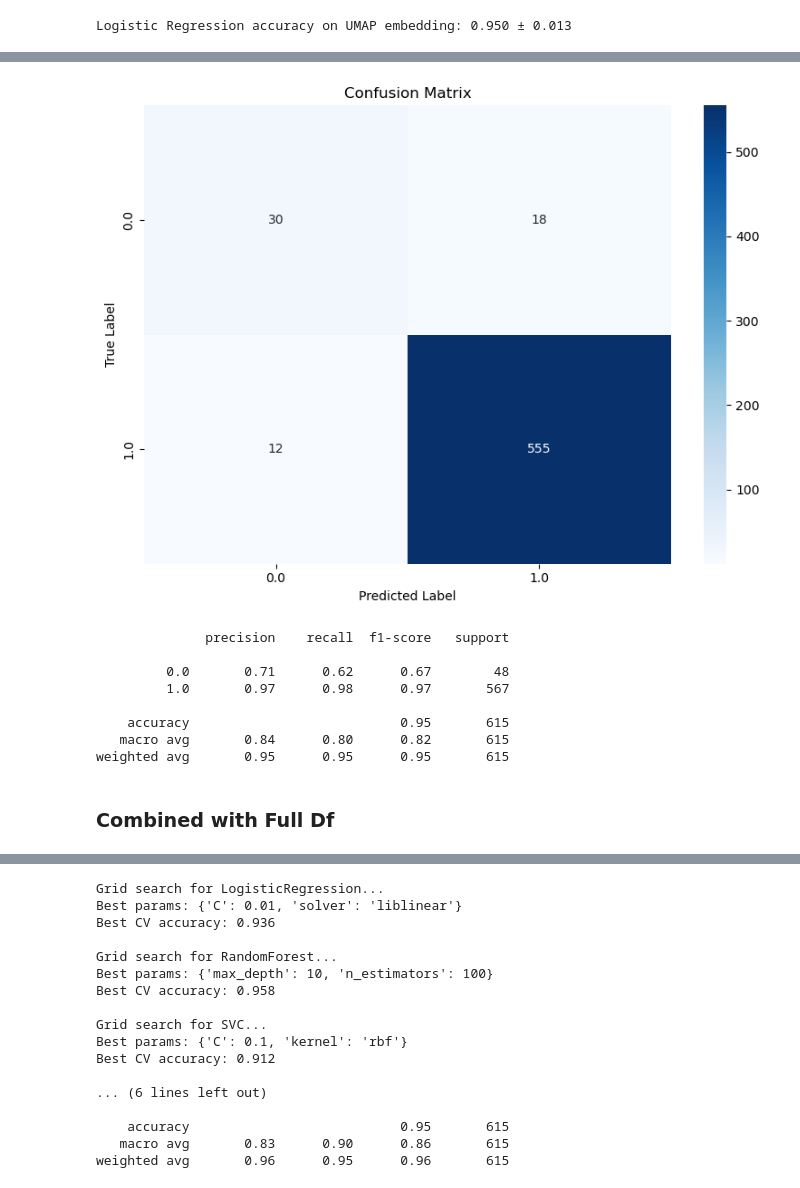
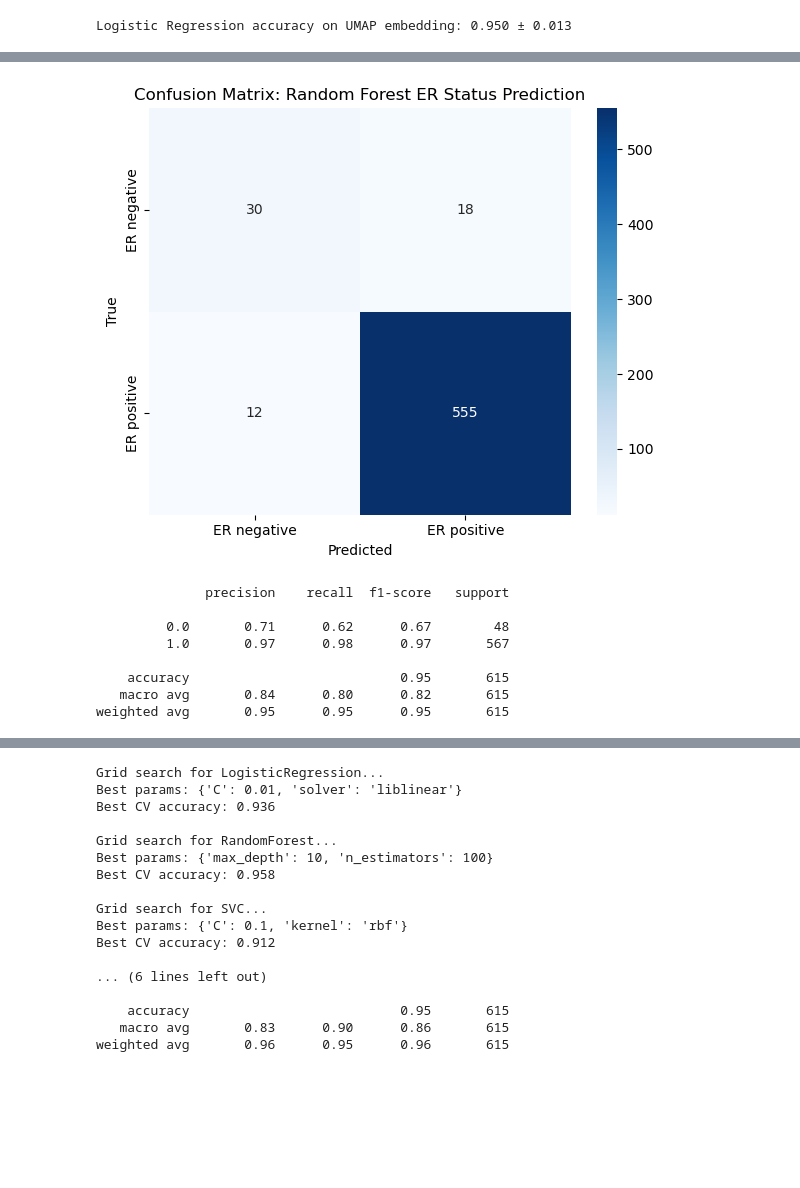
Before and after one commit to starshrimp/bioinformatics-tool, a Jupyter notebook: analysis/05_UMAP_Biomarkers.ipynb, the cells around one changed output, grey strips where cells are left out. Cells and saved outputs as stored; diff of their text form; code cells hidden in the pictures; blank space fills up the shorter version.

```diff
--- a/analysis/05_UMAP_Biomarkers.ipynb
+++ b/analysis/05_UMAP_Biomarkers.ipynb
@@ -243,33 +250,16 @@ weighted avg      0.949   0.951     0.950  615.000
-# %%
-# Assuming you used LabelEncoder for labels:
-from sklearn.preprocessing import LabelEncoder
-
-# Example (if you already did this):
-# label_encoder = LabelEncoder()
-# labels = label_encoder.fit_transform(clinical_df['OG_pam50 subtype'].astype(str))
-# Then you trained/tested as above
-
-class_names = label_encoder.classes_  # Get the original class names
-
-# Confusion matrix
-from sklearn.metrics import confusion_matrix
-import matplotlib.pyplot as plt
-import seaborn as sns
-
-cm = confusion_matrix(y_test, y_pred)
-
-plt.figure(figsize=(8,6))
-sns.heatmap(
-    cm, annot=True, fmt='d', cmap='Blues',
-    xticklabels=class_names, yticklabels=class_names
-)
-plt.title("Confusion Matrix")
-plt.xlabel("Predicted Label")
-plt.ylabel("True Label")
-plt.tight_layout()
-plt.show()
-# %% [output]
-[figure, removed]
+# %%
+cm = confusion_matrix(y_test, y_pred)
+plt.figure(figsize=(6,5))
+sns.heatmap(cm, annot=True, fmt='d', cmap='Blues',
+            xticklabels=["ER negative", "ER positive"],
+            yticklabels=["ER negative", "ER positive"])
+plt.title(f"Confusion Matrix: Random Forest ER Status Prediction")
+plt.xlabel("Predicted")
+plt.ylabel("True")
+plt.tight_layout()
+plt.show()
+# %% [output]
+[figure, added]
 # %%
 from sklearn.metrics import classification_report
 
@@ -284,5 +274,3 @@ print(classification_report(y_test, y_pred, target_names=class_names))
     accuracy                           0.95       615
    macro avg       0.84      0.80      0.82       615
 weighted avg       0.95      0.95      0.95       615
-# %% [markdown]
-### Combined with Full Df
```
Also changed, not shown: parts of 39 cells of this notebook, 4 other files.
